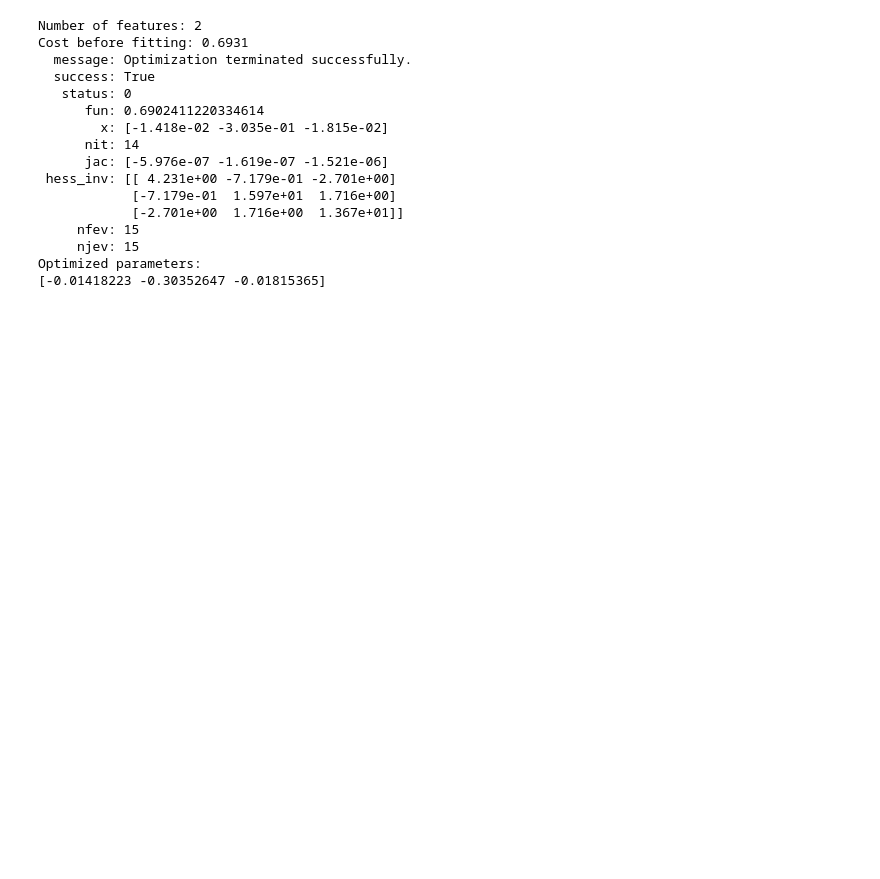
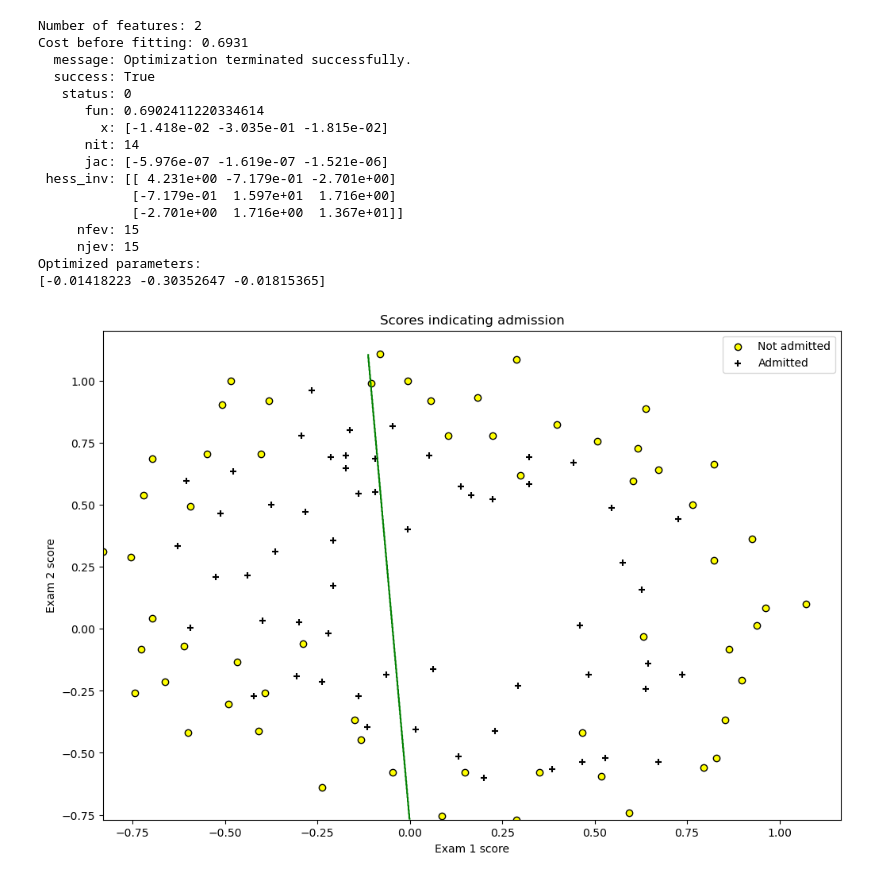
Before and after one commit to longmen2019/Machine-Learning-Notebooks, a Jupyter notebook: 03. Classification/2B. Regularization on Logistic Regression.ipynb, the cells around one changed output. Drawn from its saved outputs; the diff is of its cells as text; code cells hidden in the pictures; blank space fills up the shorter version.

```diff
--- a/03. Classification/2B. Regularization on Logistic Regression.ipynb
+++ b/03. Classification/2B. Regularization on Logistic Regression.ipynb
@@ -165,3 +165,61 @@ Cost before fitting: 0.6931
      njev: 15
 Optimized parameters:
 [-0.01418223 -0.30352647 -0.01815365]
+# %%
+# Function to plot the prediction line
+def plot(col1, col2, clf):
+    # Get the minimum and maximum values for the first column
+    min_ex1 = df[col1].min()
+    max_ex1 = df[col1].max()
+
+    # Get the minimum and maximum values for the second column
+    min_ex2 = df[col2].min()
+    max_ex2 = df[col2].max()
+
+    # Define the step size for the meshgrid
+    arange_step = 0.001
+
+    # Create a meshgrid for the range of values in the two columns
+    xx, yy = np.meshgrid(np.arange(min_ex1, max_ex1, arange_step),
+                         np.arange(min_ex2, max_ex2, arange_step))
+
+    # Flatten the meshgrid arrays and combine them into a single array
+    preds = np.c_[xx.ravel(), yy.ravel()]
+
+    # Predict the output using the classifier
+    preds = clf.predict(preds)
+
+    # Reshape the predictions to match the shape of the meshgrid
+    preds = preds.reshape(xx.shape)
+
+    # Create a figure for the plot
+    fig = plt.figure(figsize=(12, 8))
+
+    # Plot the data points for the 'Not admitted' class
+    plt.scatter(df[df['y'] == 0][col1], df[df['y'] == 0][col2],
+                label='Not admitted', color='yellow', edgecolor='black')
+
+    # Plot the data points for the 'Admitted' class
+    plt.scatter(df[df['y'] == 1][col1], df[df['y'] == 1][col2],
+                label='Admitted', marker='+', color='black')
+
+    # Plot the decision boundary
+    plt.contour(xx, yy, preds, [0.5], colors='green')
+
+    # Set the labels for the x and y axes
+    plt.xlabel('Exam 1 score')
+    plt.ylabel('Exam 2 score')
+
+    # Add a legend to the plot
+    plt.legend(loc='upper right')
+
+    # Set the title of the plot
+    plt.title('Scores indicating admission')
+
+    # Display the plot
+    plt.show()
+
+# Call the plot function with the specified columns and classifier
+plot("chip1", "chip2", simple_lr)
+# %% [output]
+[figure, added]
```
Also changed, not shown: parts of 2 cells of this notebook.
